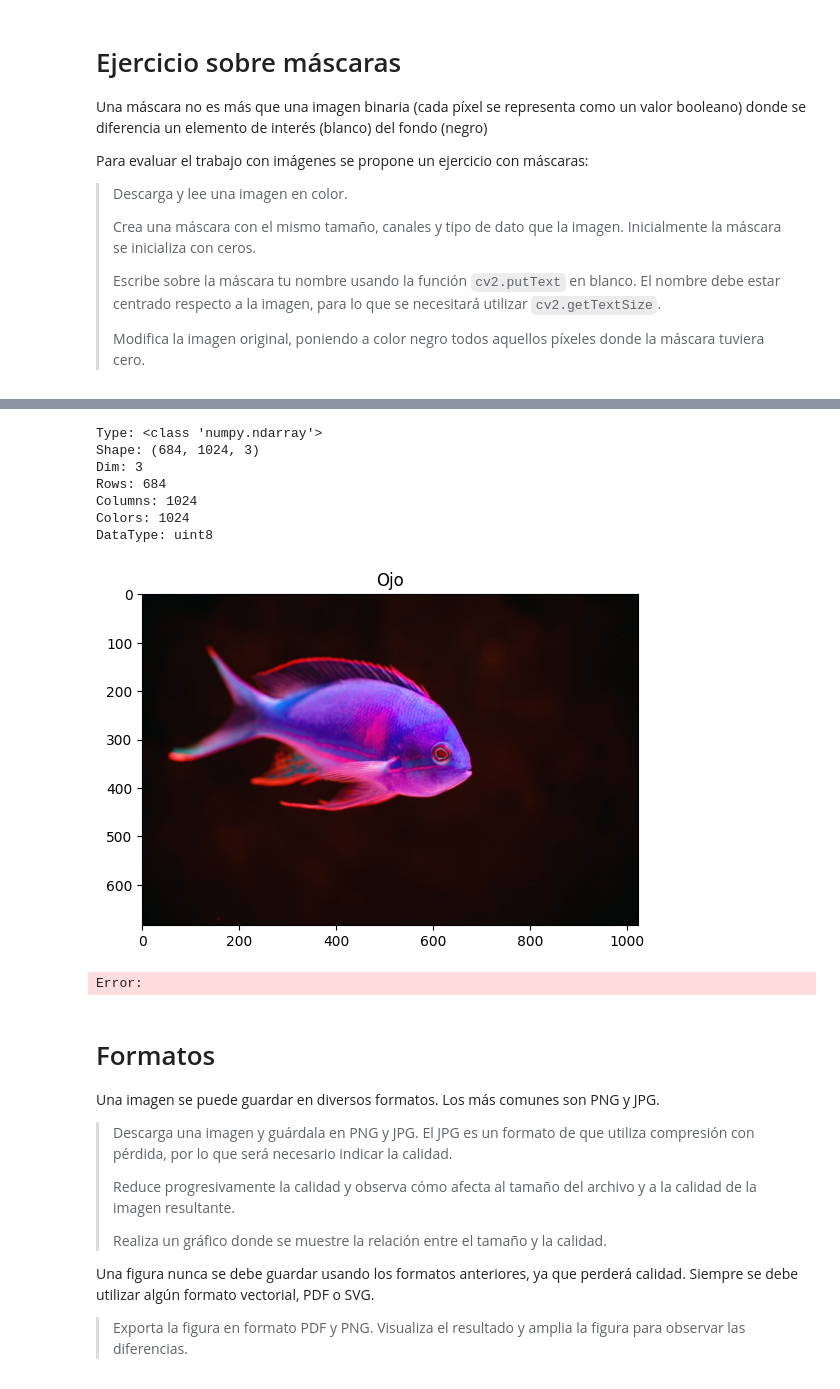
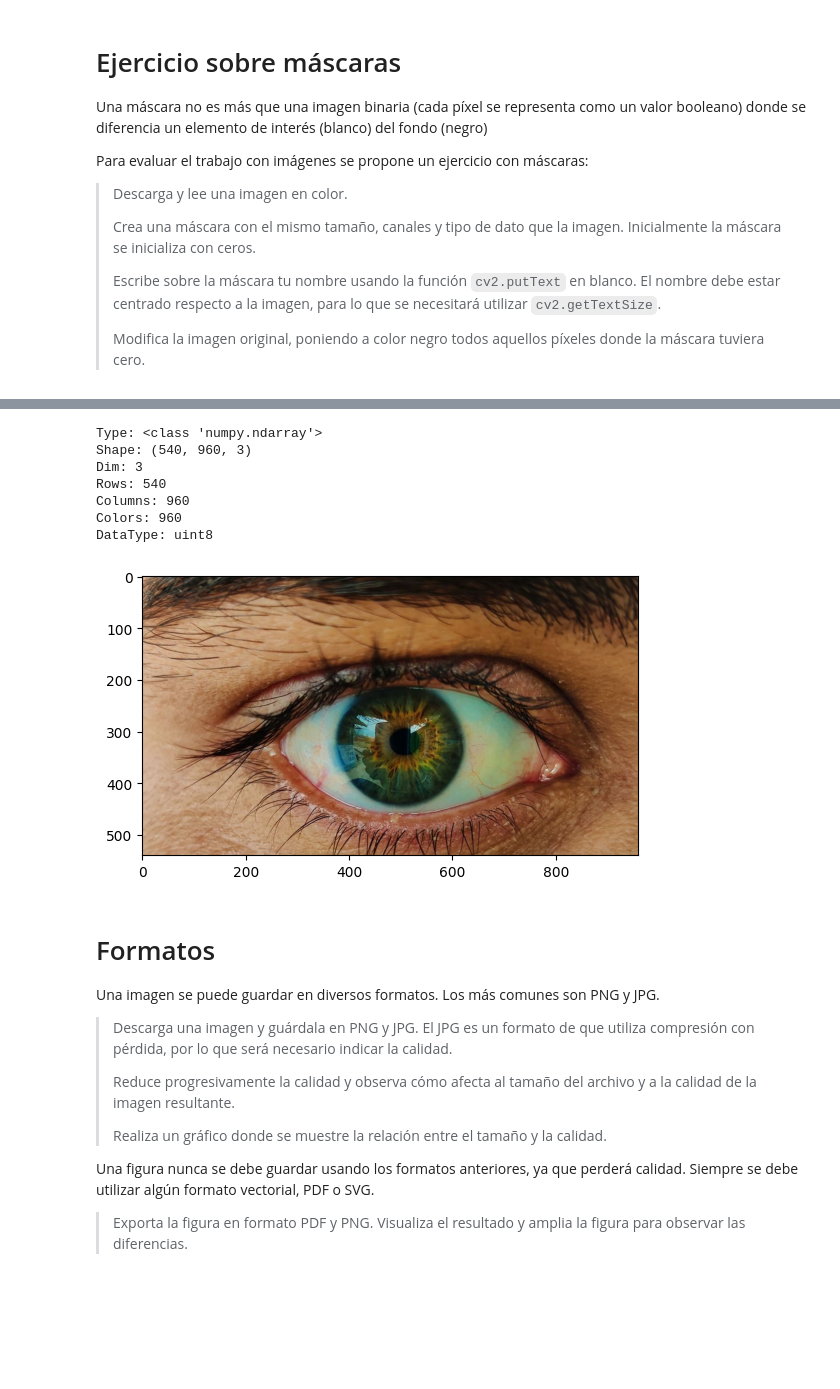
Before and after one commit to revekkadiana/Visi-n_Artificial, a Jupyter notebook: Prac02-Imagen.ipynb, the cells around one changed output, grey strips where cells are left out. Cells and saved outputs as stored; diff of their text form; code cells hidden in the pictures; blank space fills up the shorter version.

Commit message:
penúltimo ejercicio acabado finalmente

```diff
--- a/Prac02-Imagen.ipynb
+++ b/Prac02-Imagen.ipynb
@@ -371,5 +372,5 @@ Para evaluar el trabajo con imágenes se propone un ejercicio con máscaras:
 # %%
-img = cv2.imread('pez.jpg')
+img = cv2.imread('eye.jpg')
 print(f"Type: {type(img)}")
 print(f"Shape: {img.shape}")
 print(f"Dim: {img.ndim}")
@@ -380,15 +381,9 @@ print(f"Colors: {num_cols}")
 print(f"DataType: {img.dtype}")
 # %% [output]
 Type: <class 'numpy.ndarray'>
-Shape: (684, 1024, 3)
+Shape: (540, 960, 3)
 Dim: 3
-Rows: 684
-Columns: 1024
-Colors: 1024
+Rows: 540
+Columns: 960
+Colors: 960
 DataType: uint8
-# %%
-plt.imshow(img)
-plt.title("Ojo")
-plt.show()
-# %% [output]
-[figure, removed]
@@ -438,37 +390,40 @@ from io import BytesIO
+# %%
+img_rgb = cv2.cvtColor(img, cv2.COLOR_BGR2RGB)
+plt.imshow(img_rgb)
+plt.show()
+# %% [output]
+[figure, added]
 # %%
 import cv2
 import numpy as np
 
-# Descargar y leer la imagen en color
-url = "http://www.atc.uniovi.es/grado/3va/prac/eye.png"
-response = requests.get(url)
-img = Image.open(BytesIO(response.content))
 
-# Convertir la imagen a formato OpenCV (numpy array)
-img = np.array(img)
-
-# Crear una máscara con ceros del mismo tamaño que la imagen
+# Crear una máscara con el mismo tamaño y tipo de dato que la imagen, inicializada con ceros
 mask = np.zeros_like(img, dtype=np.uint8)
 
-# Definir tu nombre y otros parámetros
-nombre = "TuNombre"
+# Configurar el nombre y la fuente para la máscara
+name = "R.Diana"
 font = cv2.FONT_HERSHEY_SIMPLEX
-scale = 1
-thickness = 2
+font_scale = 1
+font_thickness = 2
 
-# Calcular las coordenadas para centrar el nombre en la máscara
-text_size = cv2.getTextSize(nombre, font, scale, thickness)[0]
-text_x = (mask.shape[1] - text_size[0]) // 2
-text_y = (mask.shape[0] + text_size[1]) // 2
+# Obtener el tamaño del texto para centrarlo
+text_size, _ = cv2.getTextSize(name, font, font_scale, font_thickness)
+x = (mask.shape[1] - text_size[0]) // 2
+y = (mask.shape[0] + text_size[1]) // 2
 
-# Escribir tu nombre en blanco sobre la máscara
-cv2.putText(mask, nombre, (text_x, text_y), font, scale, (255, 255, 255), thickness)
+# Escribir el nombre blanco sobre la máscara
+cv2.putText(mask, name, (x, y), font, font_scale, (255, 255, 255), font_thickness)
 
-# Mostrar la imagen original y la máscara con tu nombre
-cv2.imshow('Imagen Original', img)
-cv2.imshow('Máscara con Tu Nombre', mask)
+# Modificar la imagen original, poniendo a color negro donde la máscara tiene cero
+result = np.where(mask == 0, 0, img)
+
+# Mostrar la imagen original, la máscara y el resultado
+cv2.imshow('Original Image', img)
+cv2.imshow('Mask', mask)
+cv2.imshow('Resultado Final', result)
+cv2.waitKey(0)
+cv2.destroyAllWindows()
-# %% [output]
-Error:
 # %% [markdown]
 # Formatos
 
```
Also changed, not shown: parts of 9 cells of this notebook.
